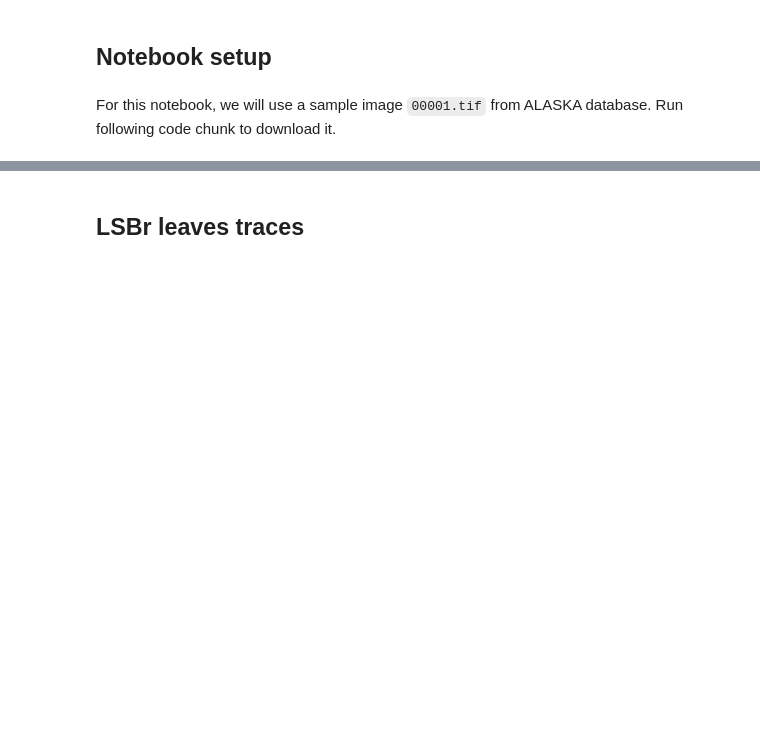
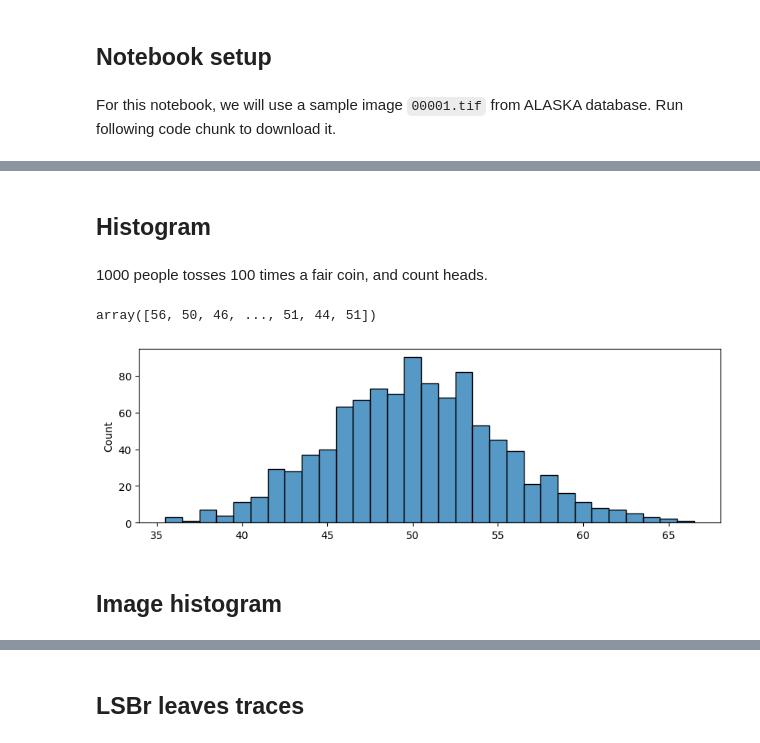
Before and after one commit to uibk-uncover/mip-stego-demo, a Jupyter notebook: notebooks/3_chi2_full.ipynb, the cells around one changed output, grey strips where cells are left out. Drawn from its saved outputs; the diff is of its cells as text; code cells hidden in the pictures; blank space fills up the shorter version.

```diff
--- a/notebooks/3_chi2_full.ipynb
+++ b/notebooks/3_chi2_full.ipynb
@@ -40,0 +74,17 @@ plt.imshow(x & 2,cmap = "gray");
+# %% [markdown]
+## Histogram
+# %% [markdown]
+1000 people tosses 100 times a fair coin, and count heads.
+# %%
+np.random.seed(12345)  # for reproducibility
+tosses = np.random.randint(2, size=[1000, 100])  # toss
+toss_sums = np.sum(tosses, axis=1)  # count heads
+toss_sums  # print result
+# %% [output]
+array([56, 50, 46, ..., 51, 44, 51])
+# %%
+sns.histplot(toss_sums, discrete=True);  # plot result as histogram
+# %% [output]
+[figure, added]
+# %% [markdown]
+## Image histogram
```
Also changed, not shown: parts of 18 cells of this notebook.
